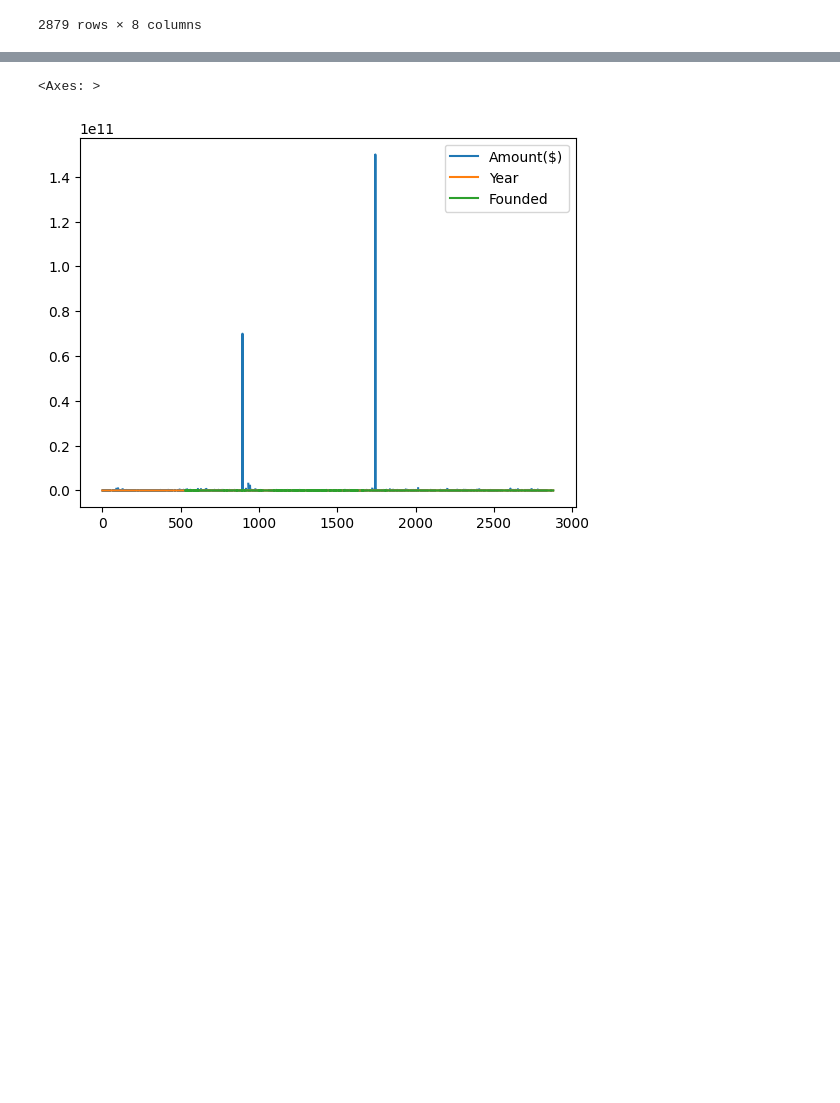
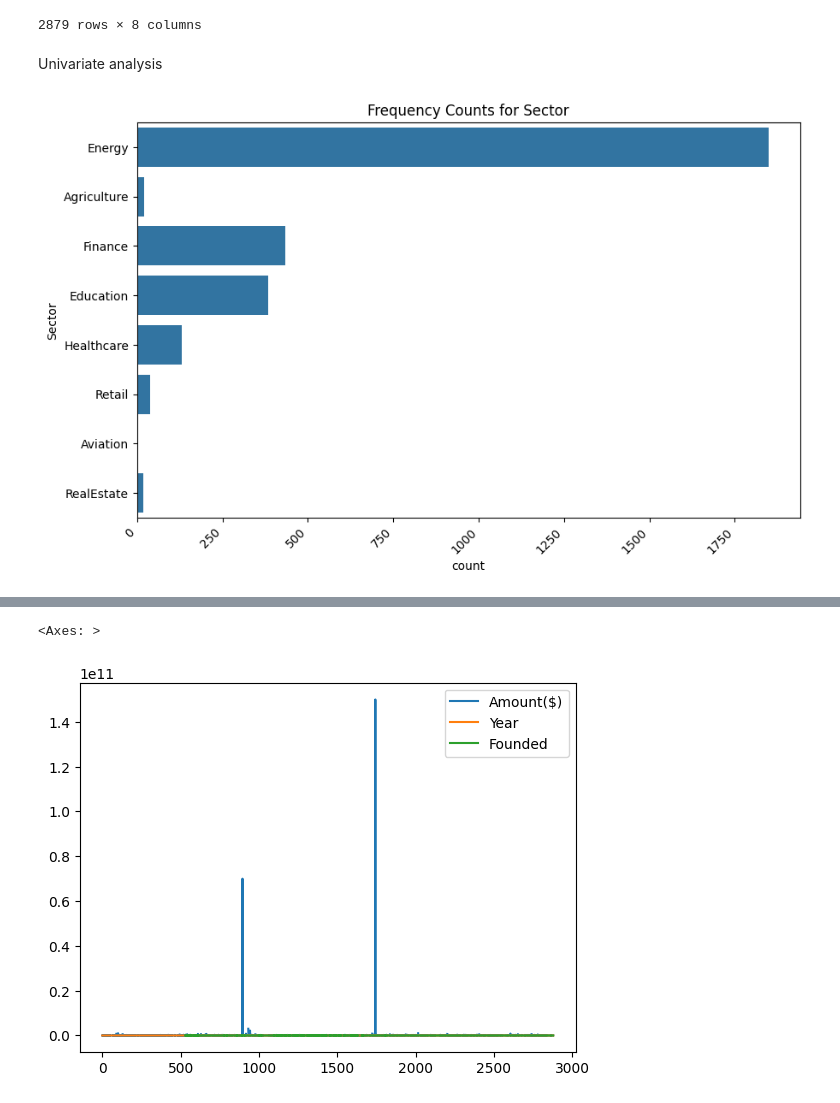
Before and after one commit to MoIdris/A-Data-Analytics-Project, a Jupyter notebook: Indian_Start-up.ipynb, the cells around one changed output, grey strips where cells are left out. Saved outputs shown, nothing was run; the diff lists cells and outputs as text; code cells hidden in the pictures; blank space fills up the shorter version.

```diff
--- a/Indian_Start-up.ipynb
+++ b/Indian_Start-up.ipynb
@@ -1236,3 +1258,17 @@ df.select_dtypes(include='object')
 | 2877 | CollegeDekho | Education | Series B | Gurugram | Gurugram | Collegedekho.com is Student’s Par... | Ruchir Arora | Winter Capital, ETS, Man Capital |
 | 2878 | WeRize | Finance | Series A | Bangalore | Bangalore | India’s first socially distribute... | Vishal Chopra, Himanshu Gupta | 3one4 Capital, Kalaari Capital |
 2879 rows × 8 columns
+# %% [markdown]
+Univariate analysis
+# %%
+# Univariate analysis for categorical columns
+categorical_columns = ['Sector']
+
+for column in categorical_columns:
+    plt.figure(figsize=(10, 6))
+    sns.countplot(df[column])
+    plt.title(f'Frequency Counts for {column}')
+    plt.xticks(rotation=45, ha='right')
+    plt.show()
+# %% [output]
+[figure, added]
```
Also changed, not shown: parts of 8 cells of this notebook.
